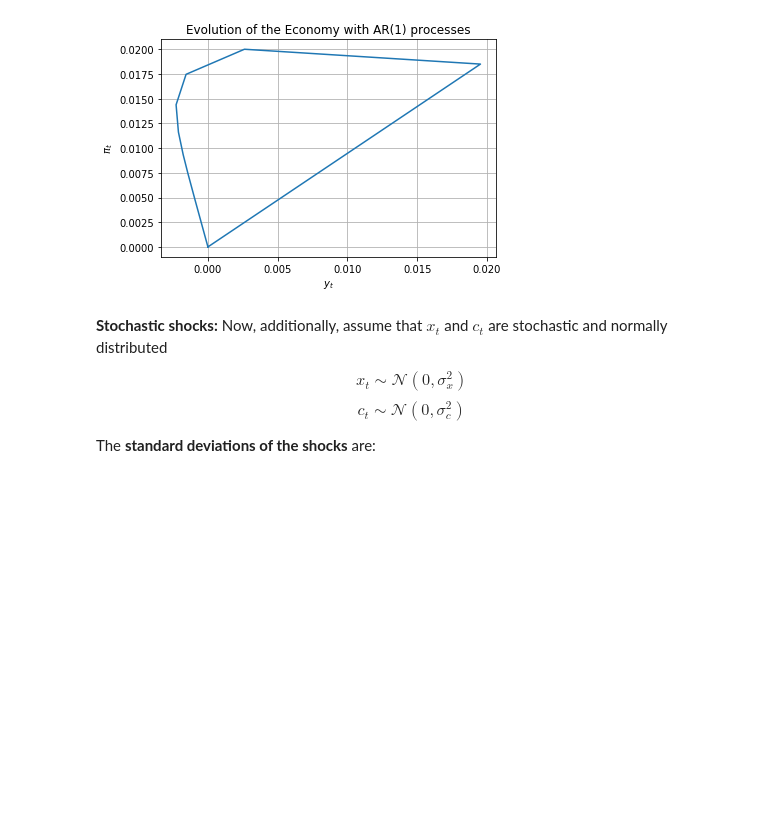
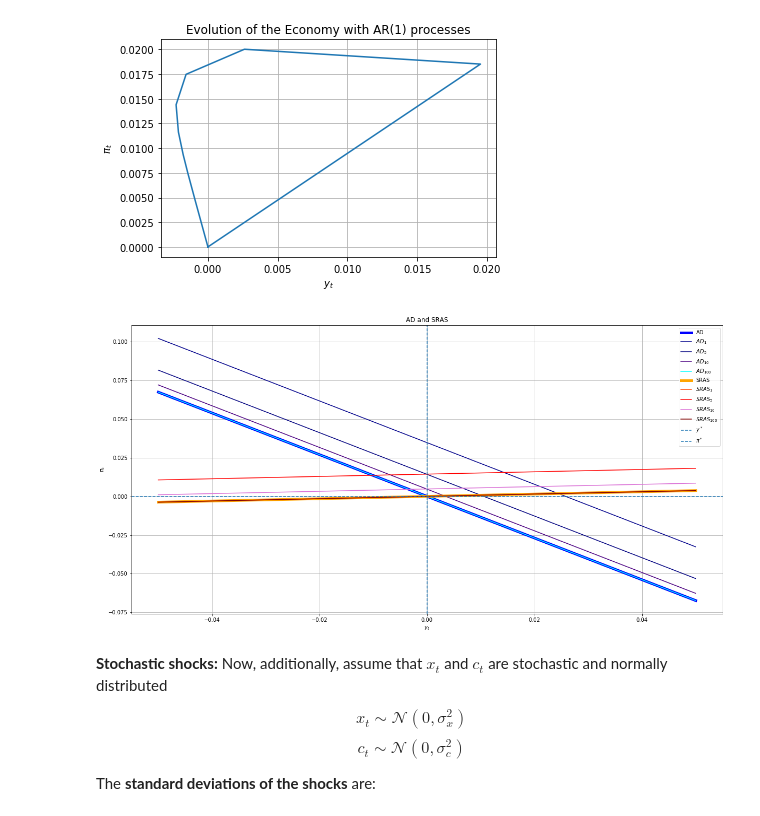
Before and after one commit to NumEconCopenhagen/projects-2019-credible-threats, a Jupyter notebook: examproject/Idaho.ipynb, the cells around one changed output. Drawn from its saved outputs; the diff is of its cells as text; code cells hidden in the pictures; blank space fills up the shorter version.

```diff
--- a/examproject/Idaho.ipynb
+++ b/examproject/Idaho.ipynb
@@ -330,6 +334,98 @@ plt.ylabel('$\pi_t$')
 plt.show();
 # %% [output]
 [figure]
+# %%
+# Illustrating moves in AD and SRAS curves
+
+# a. Shocks and Convergence in AD and SRAS curves
+def AD_shock(yt,period, h=par['h'],b=par['b'],alpha=par['alpha'],vt=vt):
+    """Function which generates AD curves following a shock
+    Args:
+        h: Parameter
+        b: Parameter
+        alpha: Parameter
+        vt: Vector of shocks
+        yt: Vector of y values
+        period: Number of periods after initial shock
+    """
+    if period == 0:
+        return 1/(h*alpha)*(0-(1+b*alpha)*yt)
+    else:
+        return 1/(h*alpha)*(vt[period-1]-(1+b*alpha)*yt)
+
+def SRAS_shock(yt,period,gamma=par['gamma'],phi=par['phi'],st=st):
+    """Function which generates SRAS curves following a shock
+    Args:
+        gamma: Parameter
+        phi: Parameter
+        pi: Vector of pi values
+        yt: Vector of y values
+        st: Vector of shocks
+        period: Number of periods after initial shock
+        """
+    if period == 0:
+        return pi_init + gamma*yt - phi*y1 + st[period] - phi*s_init
+    else:
+        y_values = [0]
+        pi_values = [0]
+        for i in range(1,num):
+            y_val_i = sol_y_func(vt=vt[i],st=st[i],pit1=pi_stars[i-1],yt1=y_stars[i-1],st1=st[i-1])
+            y_values.append(y_val_i)
+            pi_val_i = sol_pi_func(vt=vt[i],st=st[i],yt=y_stars[i],pit1=pi_stars[i-1],yt1=y_stars[i-1],st1=st[i-1])
+            pi_values.append(pi_val_i)
+        return pi_values[period-1] + gamma*yt - phi*gamma*y_values[period-1] + st[period] - phi*st[period-1]
+
+
+# b. Constructing graph
+axis_font = {'fontname':'Arial', 'size':'14'}
+
+def sherlock(vt,st):
+    # i. Constructing curves
+    y = np.linspace(-0.05,0.05,100)
+    AD_zero = AD_shock(y,0,vt=vt)
+    AD_i = AD_shock(y,1,vt=vt)
+    AD_v = AD_shock(y,5,vt=vt)
+    AD_x = AD_shock(y,10,vt=vt)
+    AD_c = AD_shock(y,100,vt=vt)
+    AD_m = AD_shock(y,1000,vt=vt)
+
+    SRAS_zero = SRAS_shock(y,0,st=st)
+    SRAS_i = SRAS_shock(y,1,st=st)
+    SRAS_v = SRAS_shock(y,5,st=st)
+    SRAS_x = SRAS_shock(y,10,st=st)
+    SRAS_c = SRAS_shock(y,100,st=st)
+
+    # ii. Graphs
+    # (a) AD curves
+    plt.figure(figsize=(20,10))
+    plt.plot(y,AD_zero,label=('AD'),linewidth=5,color='blue')
+    plt.plot(y,AD_i,label='$AD_1$',color='darkblue')
+    plt.plot(y,AD_v,label='$AD_5$',color='navy')
+    plt.plot(y,AD_x,label='$AD_{10}$',color='indigo')
+    plt.plot(y,AD_c,label='$AD_{100}$',color='aqua')
+
+    # (b) SRAS curves
+    plt.plot(y,SRAS_zero,label='SRAS',linewidth=5,color='orange')
+    plt.plot(y,SRAS_i,label='$SRAS_1$',color='orangered')
+    plt.plot(y,SRAS_v,label='$SRAS_5$',color='red')
+    plt.plot(y,SRAS_x,label='$SRAS_{10}$',color='orchid')
+    plt.plot(y,SRAS_c,label='$SRAS_{100}$',color='maroon')
+
+    # (c) Graph properties
+    plt.grid(True)
+    plt.title('AD and SRAS')
+    plt.xlabel('$y_t$')
+    plt.ylabel('$\pi_t$')
+
+    # d. Add lines which show optimal values of y and pi
+    plt.axvline(y_star, linestyle='dashed', label='$y^*$')
+    plt.axhline(pi_star, linestyle='dashed', label='$\pi^*$')
+
+    plt.legend()
+
+sherlock(vt,st)
+# %% [output]
+[figure, added]
 # %% [markdown]
 **Stochastic shocks:** Now, additionally, assume that $x_t$ and $c_t$ are stochastic and normally distributed
 
```
Also changed, not shown: parts of 6 cells of this notebook.
